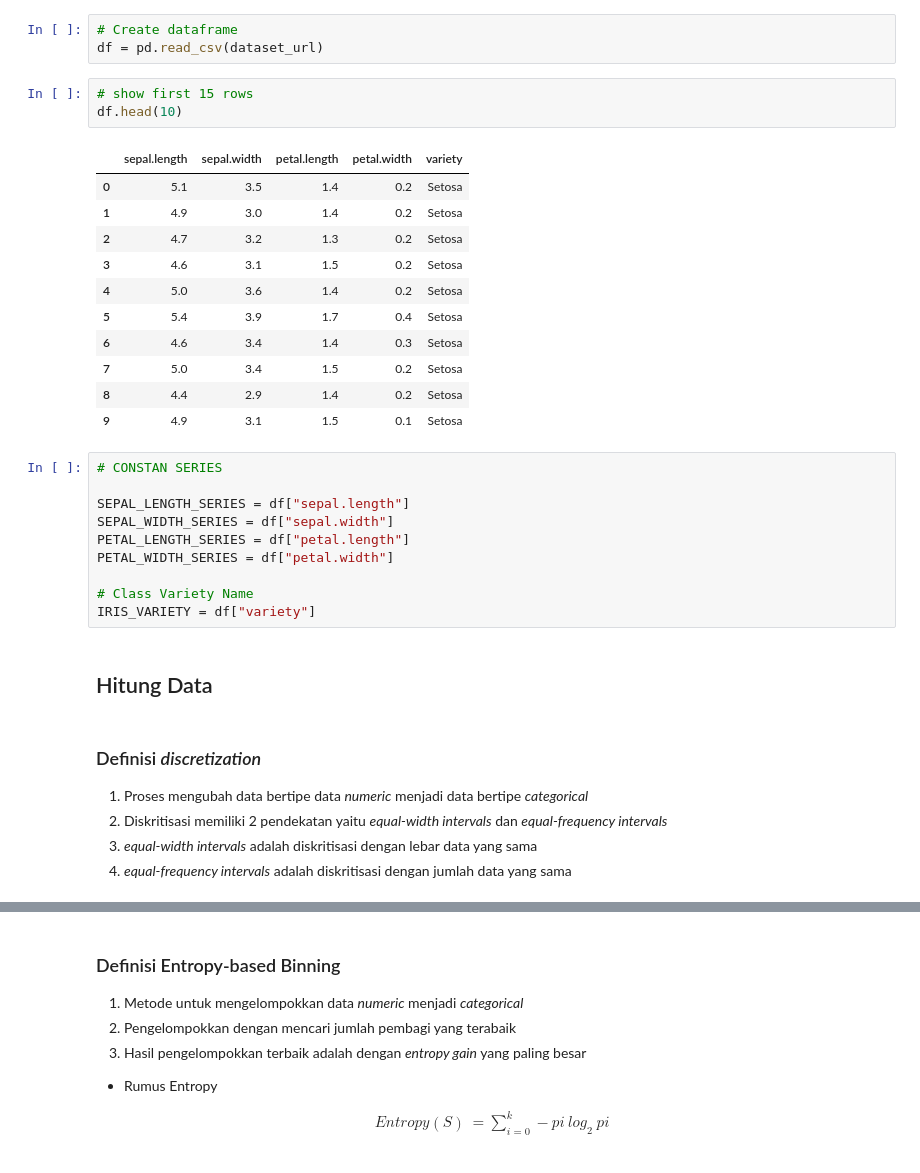
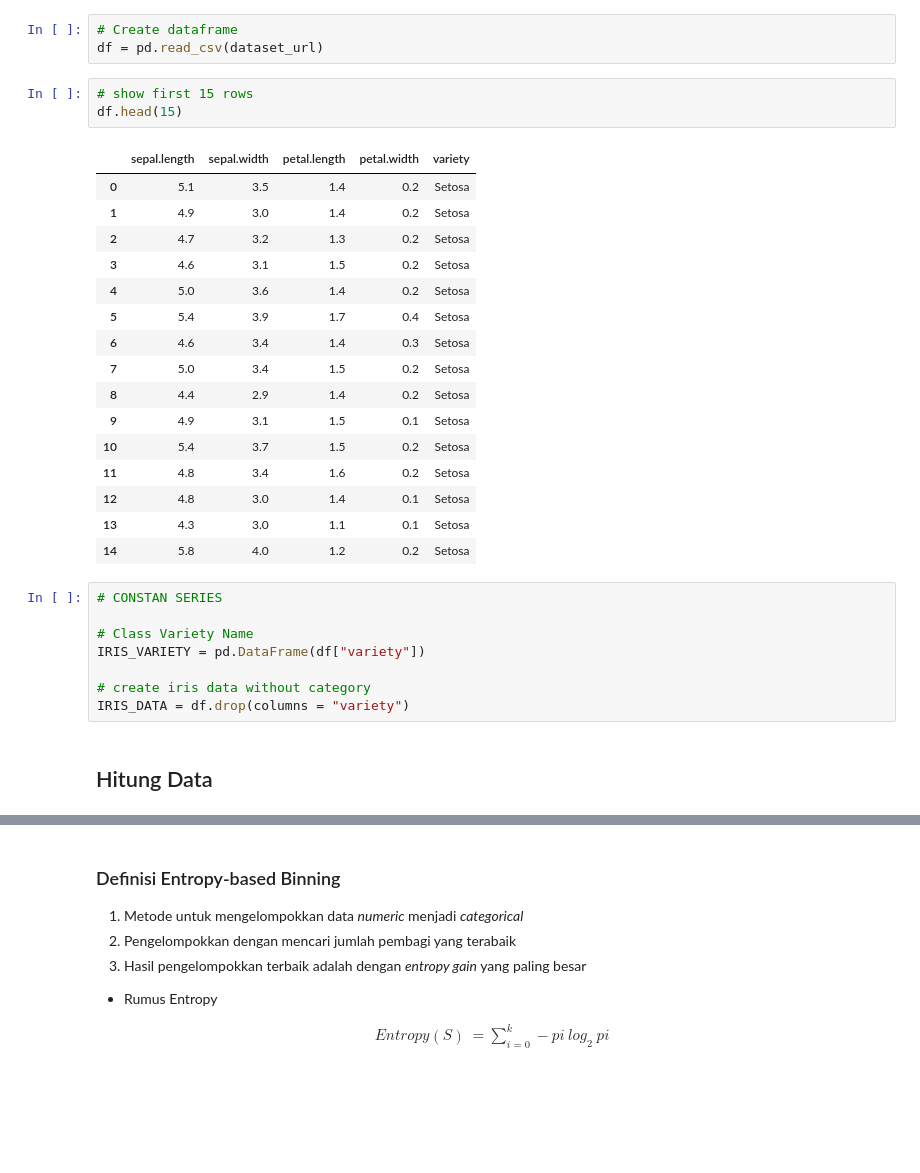
Before and after one commit to MuhammadKurniaSani-me/datamining, a Jupyter notebook: _sources/notebooks-assignement/Tugas-2.ipynb, the cells around one changed output, grey strips where cells are left out. Cells and saved outputs as stored; diff of their text form; blank space fills up the shorter version.

```diff
--- a/_sources/notebooks-assignement/Tugas-2.ipynb
+++ b/_sources/notebooks-assignement/Tugas-2.ipynb
@@ -22,35 +23,31 @@ dataset_url = "https://gist.githubusercontent.com/netj/8836201/raw/6f9306ad21398
 df = pd.read_csv(dataset_url)
 # %%
 # show first 15 rows
-df.head(10)
+df.head(15)
 # %% [output]
 |  | sepal.length | sepal.width | petal.length | petal.width | variety |
 | 0 | 5.1 | 3.5 | 1.4 | 0.2 | Setosa |
 | 1 | 4.9 | 3.0 | 1.4 | 0.2 | Setosa |
 | 2 | 4.7 | 3.2 | 1.3 | 0.2 | Setosa |
 | 3 | 4.6 | 3.1 | 1.5 | 0.2 | Setosa |
 | 4 | 5.0 | 3.6 | 1.4 | 0.2 | Setosa |
 | 5 | 5.4 | 3.9 | 1.7 | 0.4 | Setosa |
 | 6 | 4.6 | 3.4 | 1.4 | 0.3 | Setosa |
 | 7 | 5.0 | 3.4 | 1.5 | 0.2 | Setosa |
 | 8 | 4.4 | 2.9 | 1.4 | 0.2 | Setosa |
 | 9 | 4.9 | 3.1 | 1.5 | 0.1 | Setosa |
+| 10 | 5.4 | 3.7 | 1.5 | 0.2 | Setosa |
+| 11 | 4.8 | 3.4 | 1.6 | 0.2 | Setosa |
+| 12 | 4.8 | 3.0 | 1.4 | 0.1 | Setosa |
+| 13 | 4.3 | 3.0 | 1.1 | 0.1 | Setosa |
+| 14 | 5.8 | 4.0 | 1.2 | 0.2 | Setosa |
-# %%
-# CONSTAN SERIES
-
-SEPAL_LENGTH_SERIES = df["sepal.length"]
-SEPAL_WIDTH_SERIES = df["sepal.width"]
-PETAL_LENGTH_SERIES = df["petal.length"]
-PETAL_WIDTH_SERIES = df["petal.width"]
-
-# Class Variety Name
-IRIS_VARIETY = df["variety"]
+# %%
+# CONSTAN SERIES
+
+# Class Variety Name
+IRIS_VARIETY = pd.DataFrame(df["variety"])
+
+# create iris data without category
+IRIS_DATA = df.drop(columns = "variety")
 # %% [markdown]
 ## Hitung Data
-# %% [markdown]
-### Definisi *discretization*
-
-1. Proses mengubah data bertipe data *numeric* menjadi data bertipe *categorical*
-2. Diskritisasi memiliki 2 pendekatan yaitu *equal-width intervals* dan *equal-frequency intervals*
-3. *equal-width intervals* adalah diskritisasi dengan lebar data yang sama
-4. *equal-frequency intervals* adalah diskritisasi dengan jumlah data yang sama
```
Also changed, not shown: parts of 96 cells of this notebook, 6 other files.
